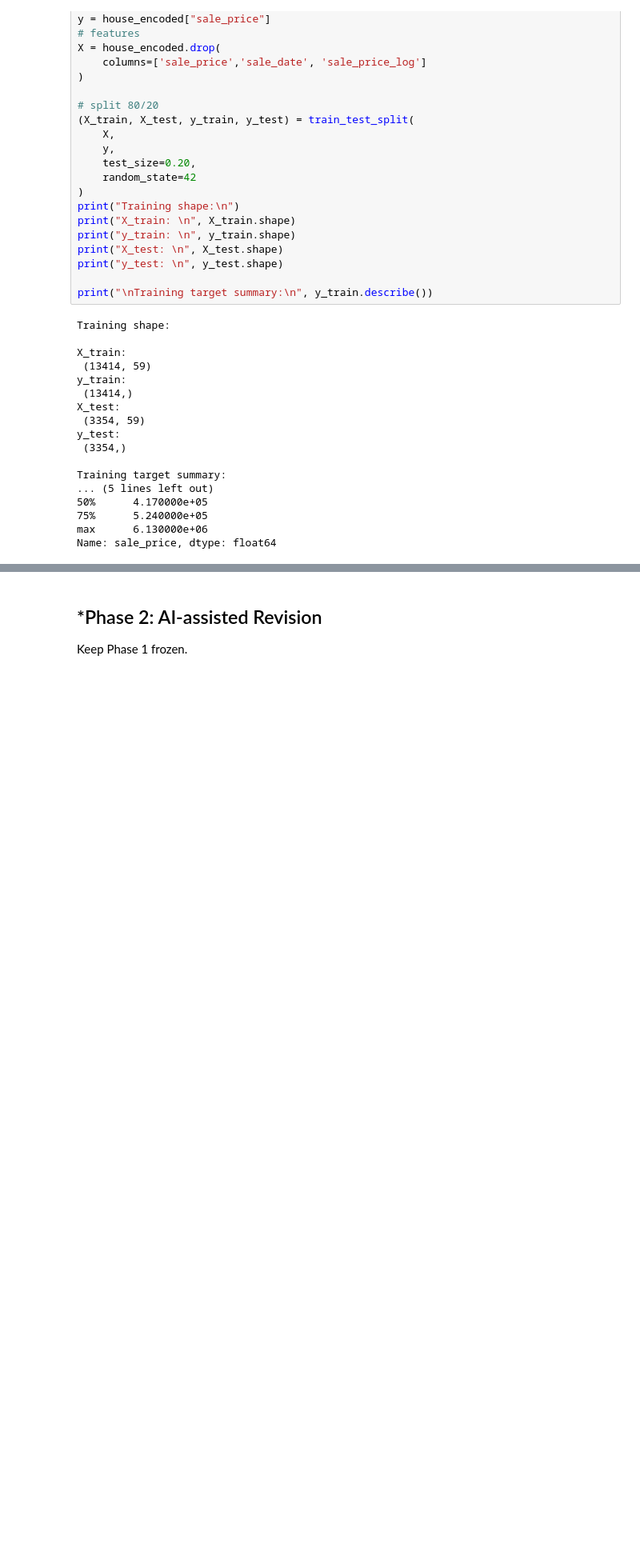
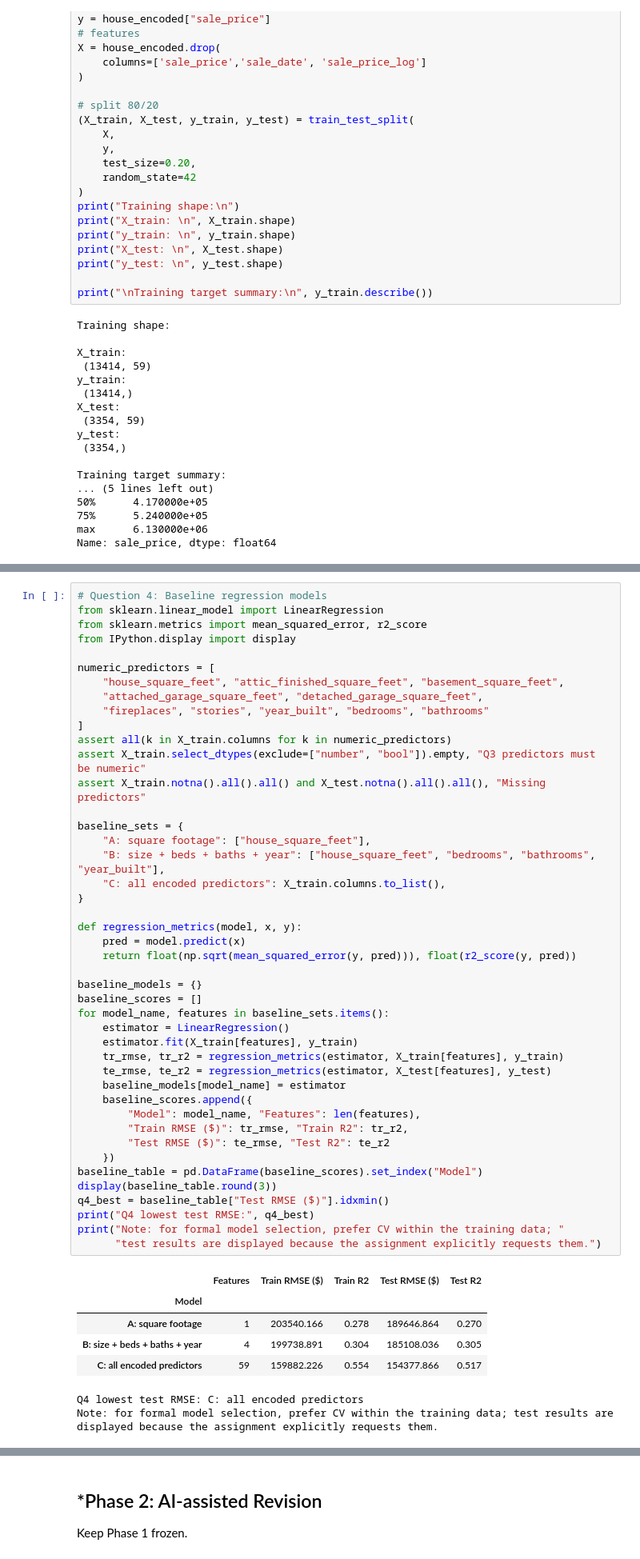
Before and after one commit to AdelineKwakye/L02-hedonic-pricing, a Jupyter notebook: notebook.ipynb, the cells around one changed output, grey strips where cells are left out. Shown at 80% size. Cells and saved outputs as stored; diff of their text form; blank space fills up the shorter version.

```diff
--- a/notebook.ipynb
+++ b/notebook.ipynb
@@ -250,0 +258,52 @@ Name: sale_price, dtype: float64
+# %%
+# Question 4: Baseline regression models
+from sklearn.linear_model import LinearRegression
+from sklearn.metrics import mean_squared_error, r2_score
+from IPython.display import display
+
+numeric_predictors = [
+    "house_square_feet", "attic_finished_square_feet", "basement_square_feet",
+    "attached_garage_square_feet", "detached_garage_square_feet",
+    "fireplaces", "stories", "year_built", "bedrooms", "bathrooms"
+]
+assert all(k in X_train.columns for k in numeric_predictors)
+assert X_train.select_dtypes(exclude=["number", "bool"]).empty, "Q3 predictors must be numeric"
+assert X_train.notna().all().all() and X_test.notna().all().all(), "Missing predictors"
+
+baseline_sets = {
+    "A: square footage": ["house_square_feet"],
+    "B: size + beds + baths + year": ["house_square_feet", "bedrooms", "bathrooms", "year_built"],
+    "C: all encoded predictors": X_train.columns.to_list(),
+}
+
+def regression_metrics(model, x, y):
+    pred = model.predict(x)
+    return float(np.sqrt(mean_squared_error(y, pred))), float(r2_score(y, pred))
+
+baseline_models = {}
+baseline_scores = []
+for model_name, features in baseline_sets.items():
+    estimator = LinearRegression()
+    estimator.fit(X_train[features], y_train)
+    tr_rmse, tr_r2 = regression_metrics(estimator, X_train[features], y_train)
+    te_rmse, te_r2 = regression_metrics(estimator, X_test[features], y_test)
+    baseline_models[model_name] = estimator
+    baseline_scores.append({
+        "Model": model_name, "Features": len(features),
+        "Train RMSE ($)": tr_rmse, "Train R2": tr_r2,
+        "Test RMSE ($)": te_rmse, "Test R2": te_r2
+    })
+baseline_table = pd.DataFrame(baseline_scores).set_index("Model")
+display(baseline_table.round(3))
+q4_best = baseline_table["Test RMSE ($)"].idxmin()
+print("Q4 lowest test RMSE:", q4_best)
+print("Note: for formal model selection, prefer CV within the training data; "
+      "test results are displayed because the assignment explicitly requests them.")
+# %% [output]
+|  | Features | Train RMSE ($) | Train R2 | Test RMSE ($) | Test R2 |
+| Model |  |  |  |  |  |
+| A: square footage | 1 | 203540.166 | 0.278 | 189646.864 | 0.270 |
+| B: size + beds + baths + year | 4 | 199738.891 | 0.304 | 185108.036 | 0.305 |
+| C: all encoded predictors | 59 | 159882.226 | 0.554 | 154377.866 | 0.517 |
+Q4 lowest test RMSE: C: all encoded predictors
+Note: for formal model selection, prefer CV within the training data; test results are displayed because the assignment explicitly requests them.
```
Also changed, not shown: parts of 10 cells of this notebook, 1 other file.
